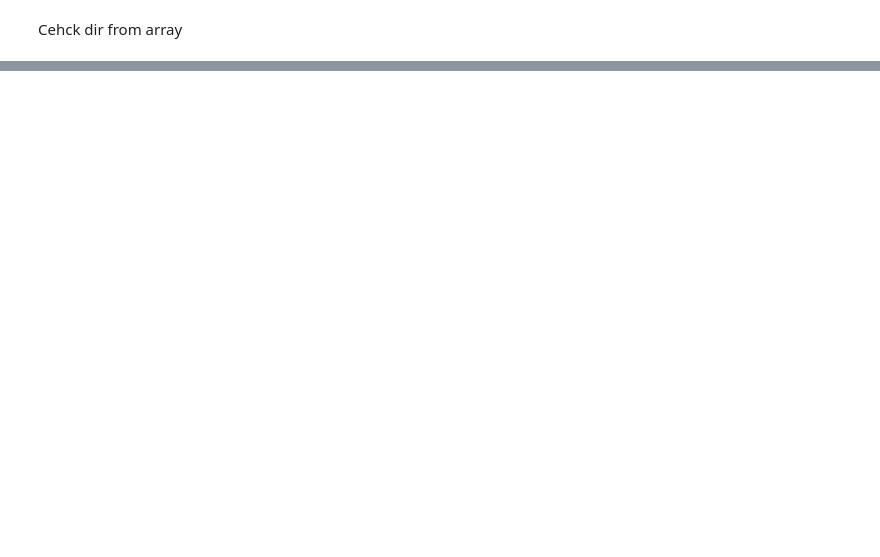
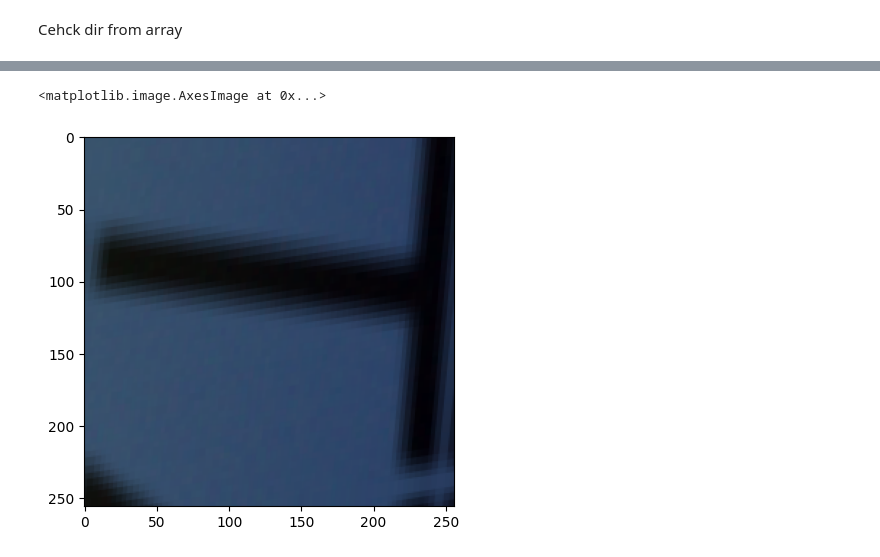
Before and after one commit to glusi/cv-project, a Jupyter notebook: last_project.ipynb, the cells around one changed output, grey strips where cells are left out. Drawn from its saved outputs; the diff is of its cells as text; code cells hidden in the pictures; blank space fills up the shorter version.

```diff
--- a/last_project.ipynb
+++ b/last_project.ipynb
@@ -245,7 +245,7 @@ def data_augmentation():
     datagen =  ImageDataGenerator(
         horizontal_flip=True, rotation_range=90, fill_mode='reflect', channel_shift_range=0.8,#
          shear_range=15,vertical_flip=False, brightness_range=(0.2, 0.8),#
-     rescale=1/255, dtype='float32'
+     rescale=1/255, dtype='float32', target_size=(SIZE,SIZE)
      #,validation_split=0.25
      )
     # Path('augmented').mkdir(exist_ok=True)
@@ -253,7 +253,7 @@ def data_augmentation():
     #save_to_dir='augmented',
      shuffle=True, seed=1, keep_aspect_ratio=True)
     datagen_val =  ImageDataGenerator(
-     rescale=1/255, dtype='float32'
+     rescale=1/255, dtype='float32',  target_size=(SIZE,SIZE)
      )
     val_it = datagen_val.flow_from_directory('main_directory_splitted/val/', batch_size=18, class_mode='categorical',
     #save_to_dir='augmented',
@@ -632,0 +652,5 @@ plt.imshow(h2)
+# %%
+plt.imshow(it.next()[0][0])
+# %% [output]
+<matplotlib.image.AxesImage at 0x...>
+[figure, added]
```
Also changed, not shown: parts of 25 cells of this notebook.
